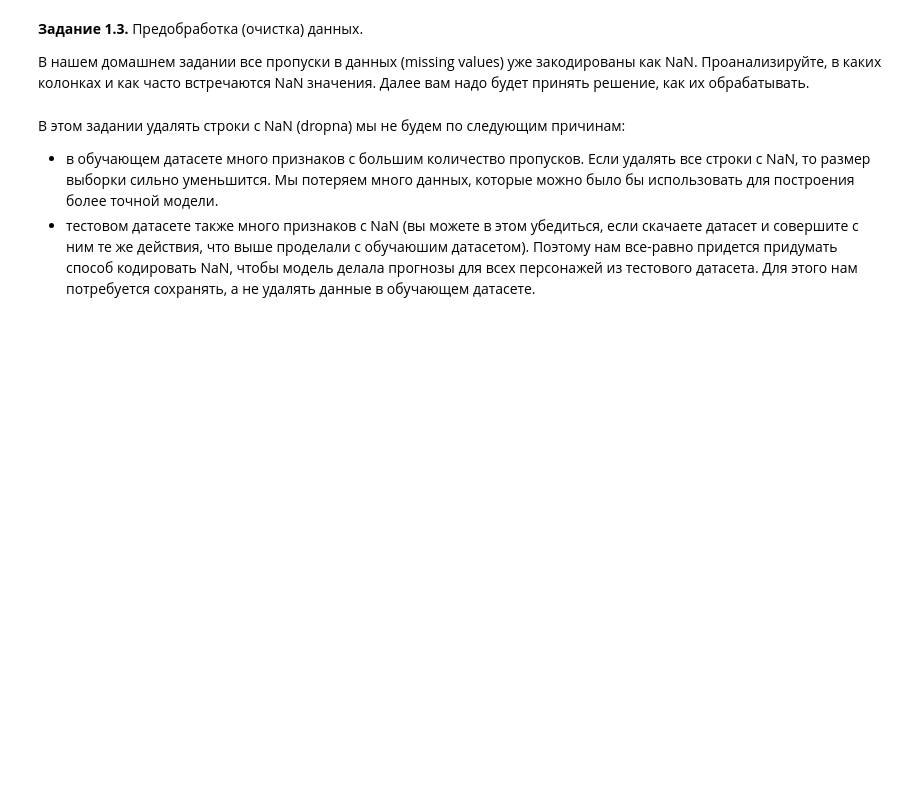
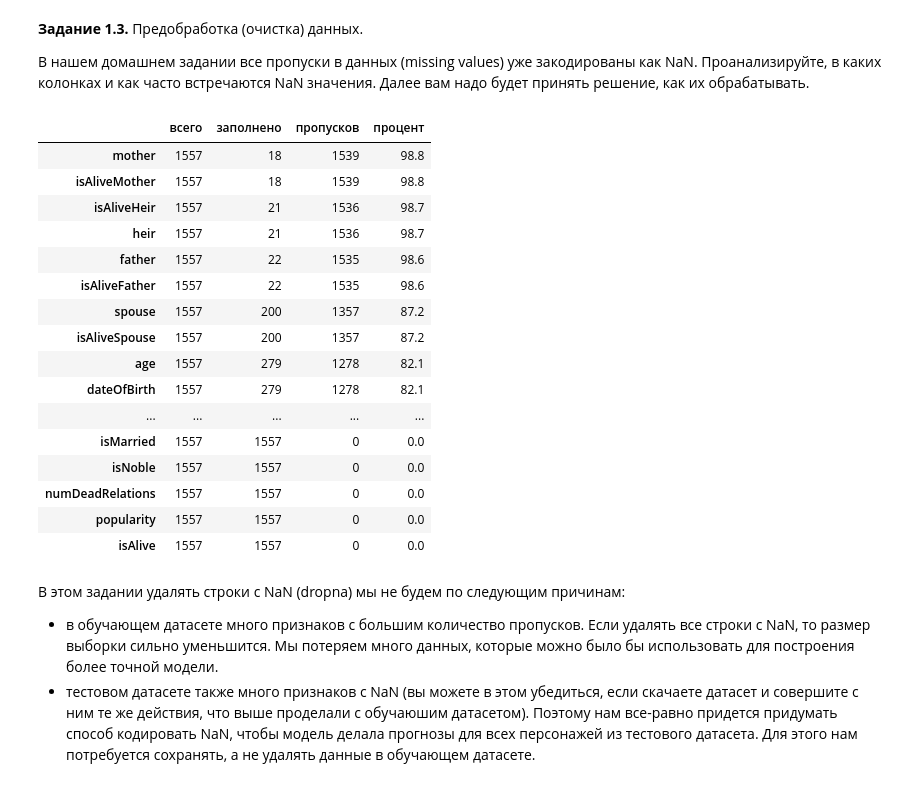
Before and after one commit to Artemidiy777/FPMI_ML, a Jupyter notebook: week_01_ml_intro/Homework/hw_1_game_of_thrones.ipynb, the cells around one changed output. Drawn from its saved outputs; the diff is of its cells as text; code cells hidden in the pictures; blank space fills up the shorter version.

```diff
--- a/week_01_ml_intro/Homework/hw_1_game_of_thrones.ipynb
+++ b/week_01_ml_intro/Homework/hw_1_game_of_thrones.ipynb
@@ -222,3 +208,30 @@ data.describe(include = ['int64', 'float64']).T[['count', 'min', 'max']]
+# %%
+df = pd.DataFrame({
+    'всего':     len(data),
+    'заполнено': data.notna().sum(),
+    'пропусков': data.isna().sum(),
+    'процент':   (data.isna().mean() * 100).round(1),
+}).sort_values('пропусков', ascending=False)
+
+df
+# %% [output]
+|  | всего | заполнено | пропусков | процент |
+| mother | 1557 | 18 | 1539 | 98.8 |
+| isAliveMother | 1557 | 18 | 1539 | 98.8 |
+| isAliveHeir | 1557 | 21 | 1536 | 98.7 |
+| heir | 1557 | 21 | 1536 | 98.7 |
+| father | 1557 | 22 | 1535 | 98.6 |
+| isAliveFather | 1557 | 22 | 1535 | 98.6 |
+| spouse | 1557 | 200 | 1357 | 87.2 |
+| isAliveSpouse | 1557 | 200 | 1357 | 87.2 |
+| age | 1557 | 279 | 1278 | 82.1 |
+| dateOfBirth | 1557 | 279 | 1278 | 82.1 |
+| ... | ... | ... | ... | ... |
+| isMarried | 1557 | 1557 | 0 | 0.0 |
+| isNoble | 1557 | 1557 | 0 | 0.0 |
+| numDeadRelations | 1557 | 1557 | 0 | 0.0 |
+| popularity | 1557 | 1557 | 0 | 0.0 |
+| isAlive | 1557 | 1557 | 0 | 0.0 |
 # %% [markdown]
 В этом задании удалять строки с NaN (dropna) мы не будем по следующим причинам:
 - в обучающем датасете много признаков с большим количество пропусков. Если удалять все строки с NaN, то размер выборки сильно уменьшится. Мы потеряем много данных, которые можно было бы использовать для построения более точной модели.
```
Also changed, not shown: parts of 4 cells of this notebook.
